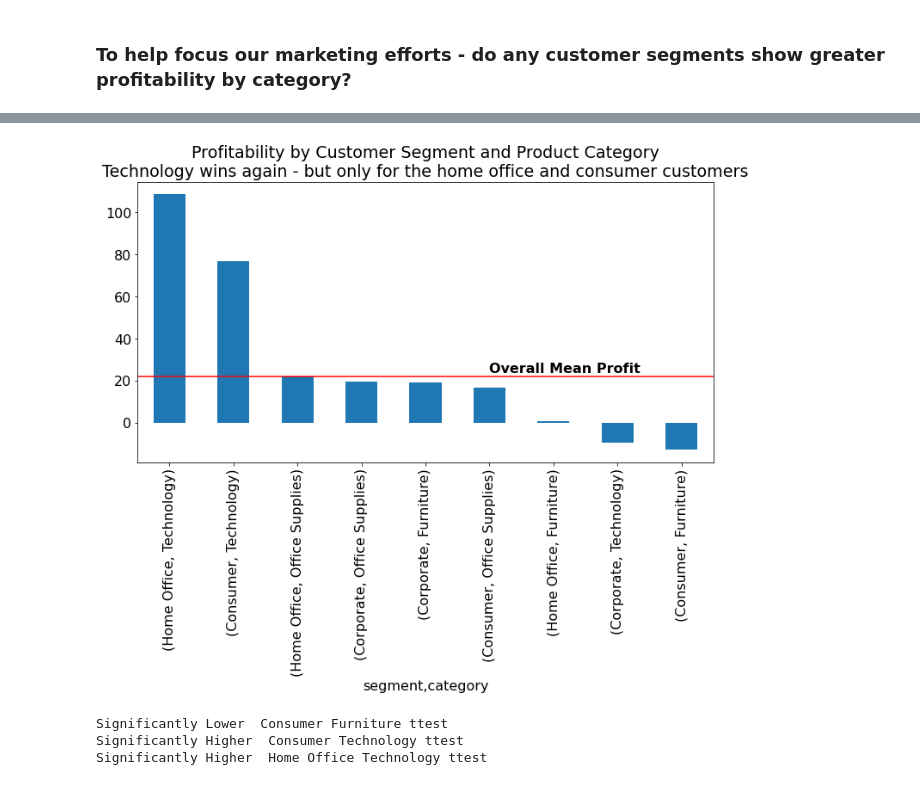
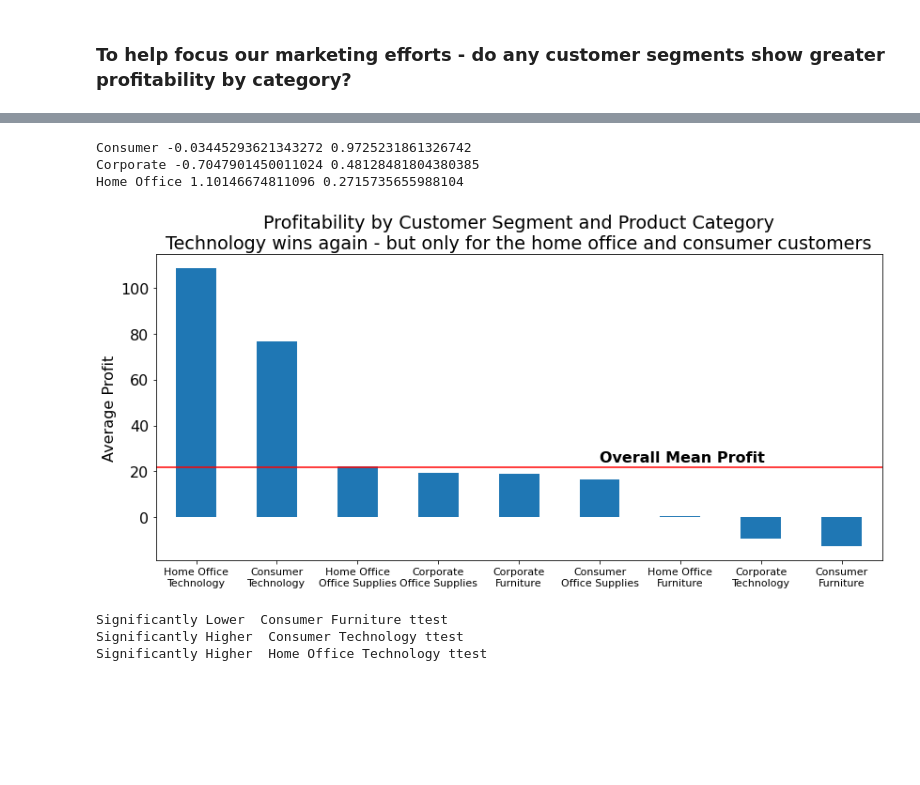
Before and after one commit to superstore-stephen-jesse/superstor-time-series-project, a Jupyter notebook: final_report.ipynb, the cells around one changed output, grey strips where cells are left out. Drawn from its saved outputs; the diff is of its cells as text; code cells hidden in the pictures; blank space fills up the shorter version.

```diff
--- a/final_report.ipynb
+++ b/final_report.ipynb
@@ -125,12 +183,36 @@ None
+# %%
+for seg in df["segment"].unique():
+    overall_mean = df.profit.mean()
+    sample = df[df["segment"] == seg].profit
+    t,p = stats.ttest_1samp(sample, overall_mean)
+    print(seg, t, p)
+    if (t>0)&(p/2<alpha):
+        print("Significantly Higher ", seg)
+    if (t<0)&(p/2<alpha):
+        print("Significantly Lower ", seg)
+# %% [output]
+Consumer -0.03445293621343272 0.9725231861326742
+Corporate -0.7047901450011024 0.48128481804380385
+Home Office 1.10146674811096 0.2715735655988104
 # %%
 profit_by_seg_cat = df.groupby(["segment","category"]).profit.mean().sort_values(ascending=False)
-profit_by_seg_cat.plot.bar()
+# Grab the xtick labels
+l=profit_by_seg_cat.index.tolist()
+# Original index values are multiindex, not great for plotting. This adds a new line between segment and category
+xlabs=[i[0]+"\n"+i[1] for i in l]
+
+ax1=profit_by_seg_cat.plot.bar()
 plt.axhline(df.profit.mean(), color = 'r')
 plt.annotate('Overall Mean Profit', xy=(5,24), fontweight='bold')
+ax1.set_xticklabels(xlabs)
 plt.title("Profitability by Customer Segment and Product Category\nTechnology wins again - but only for the home office and consumer customers")
+plt.xlabel("")
+plt.xticks(fontsize=11, rotation = 0)
+plt.ylabel("Average Profit")
+plt.tight_layout()
 plt.show()
 # %% [output]
-[figure, old version]
+[figure, new version]
 # %%
 overall_mean_profit = df.profit.mean()
 for seg in df["segment"].unique():
```
Also changed, not shown: parts of 15 cells of this notebook, 1 other file.
